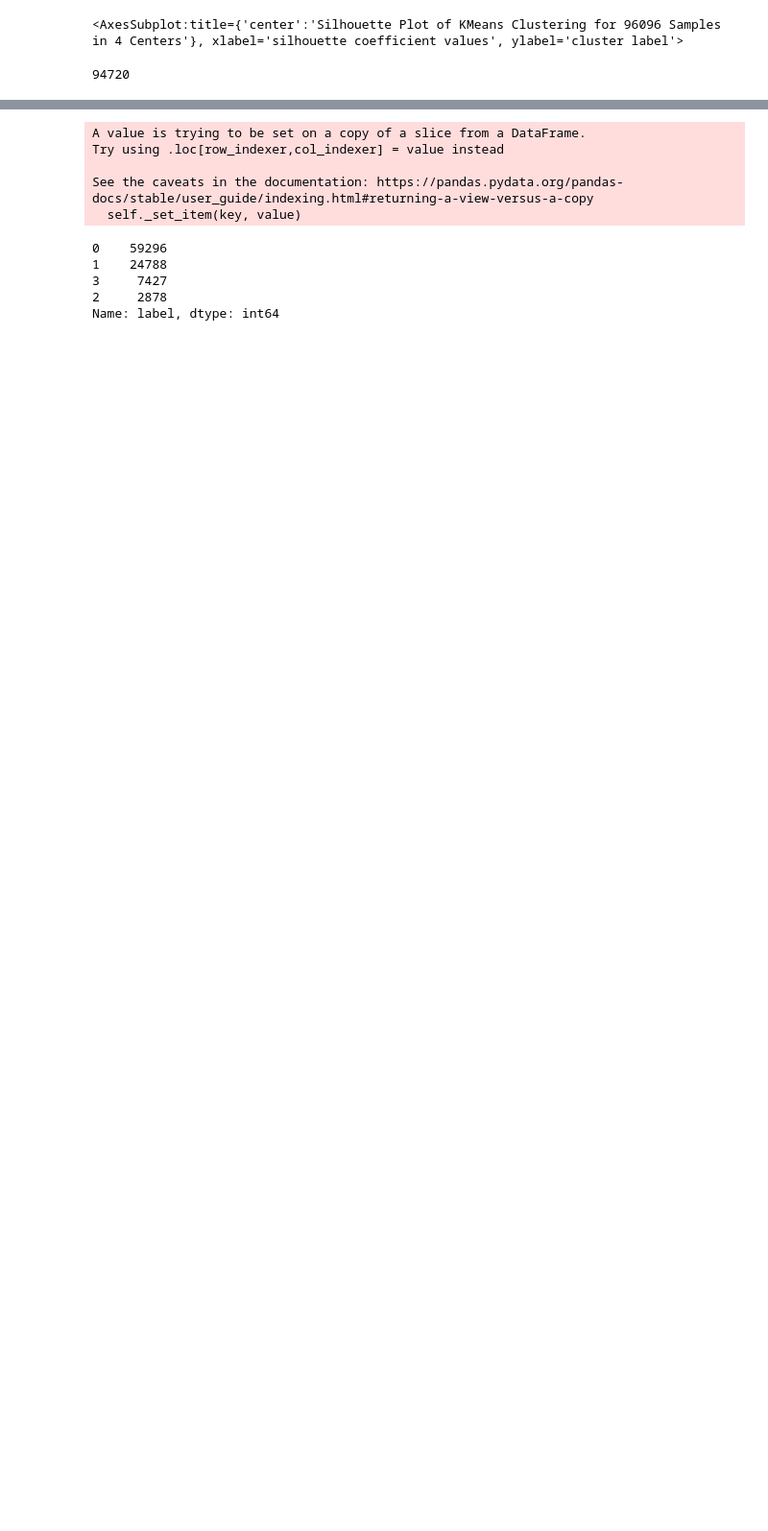
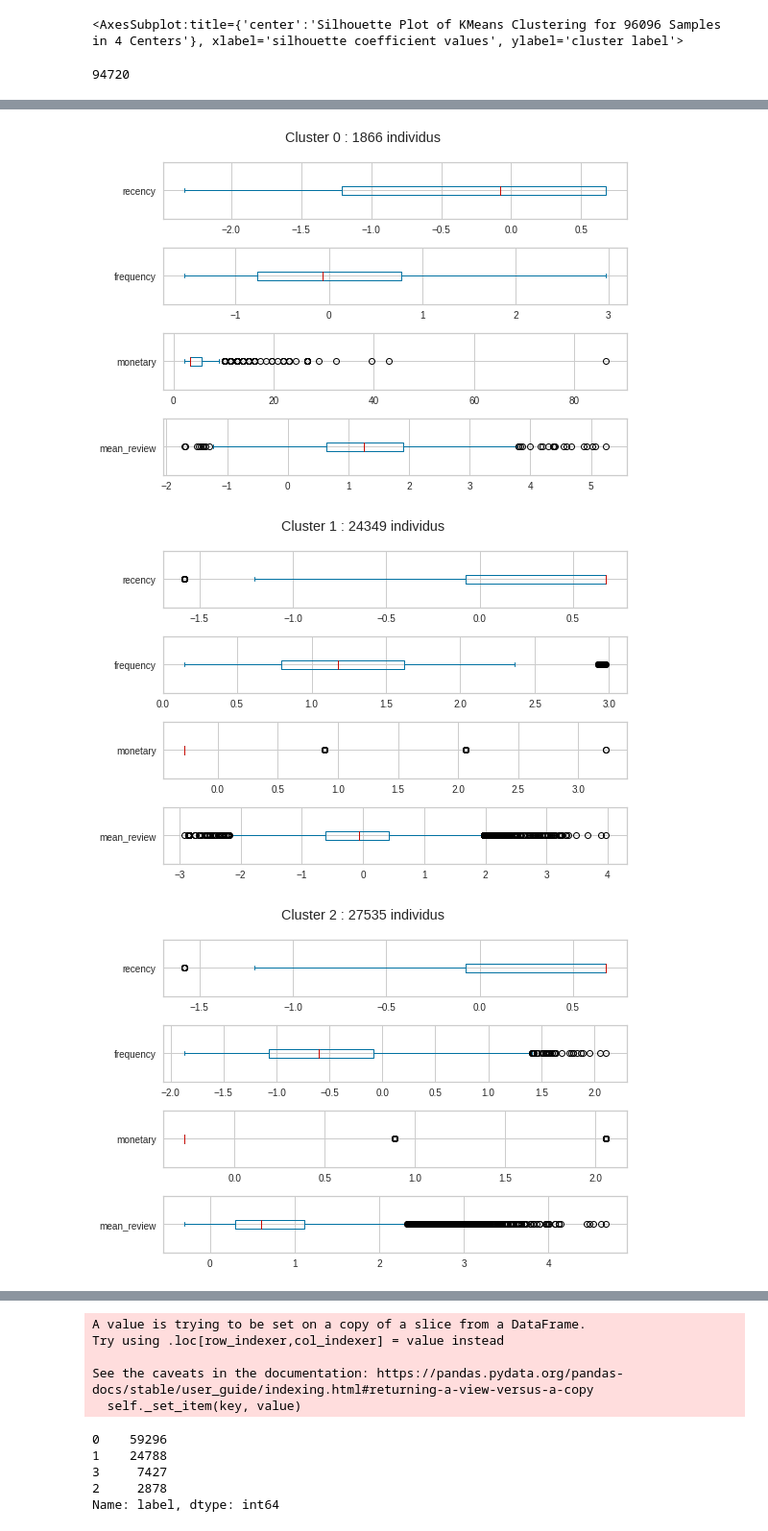
Before and after one commit to JbIPS/ML_Polist, a Jupyter notebook: POLIST_02_code.ipynb, the cells around one changed output, grey strips where cells are left out. Shown at 96% size. Saved outputs shown, nothing was run; the diff lists cells and outputs as text; code cells hidden in the pictures; blank space fills up the shorter version.

```diff
--- a/POLIST_02_code.ipynb
+++ b/POLIST_02_code.ipynb
@@ -193,0 +193,11 @@ plt.show()
+# %%
+grouped = X_labeled.groupby('labels')
+for i in range(0, model.n_clusters):
+    cluster = grouped.get_group(i)
+    cluster.drop(columns=['labels']).plot.box(vert=False, subplots=True, layout=(4,1), sharex=False, title=f'Cluster {i} : {cluster.shape[0]} individus')
+    plt.tight_layout()
+    plt.show()
+# %% [output]
+[figure, added]
+[figure, added]
+[figure, added]
```
Also changed, not shown: parts of 17 cells of this notebook, 2 other files.
